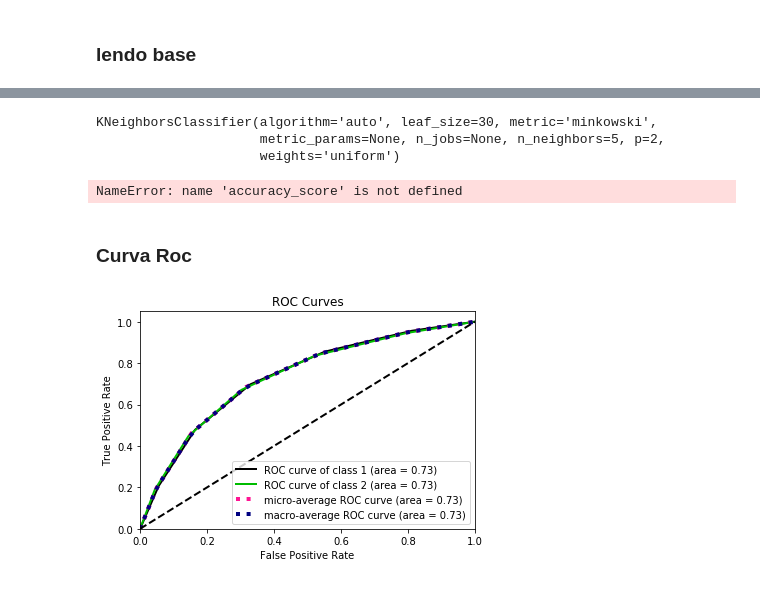
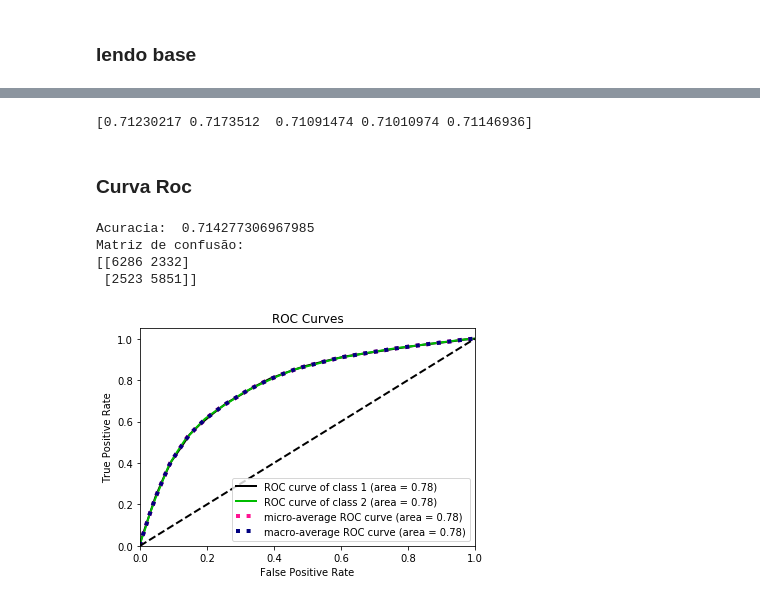
Before and after one commit to Fillipedem/LoLKaggle, a Jupyter notebook: KNN.ipynb, the cells around one changed output, grey strips where cells are left out. Cells and saved outputs as stored; diff of their text form; code cells hidden in the pictures.

```diff
--- a/KNN.ipynb
+++ b/KNN.ipynb
@@ -64,22 +72,32 @@ print(cv_scores)
-# %%
-clf_5 = KNeighborsClassifier(n_neighbors=5)
-
-clf_5.fit(X_train, y_train)
-# %% [output]
-KNeighborsClassifier(algorithm='auto', leaf_size=30, metric='minkowski',
-                     metric_params=None, n_jobs=None, n_neighbors=5, p=2,
-                     weights='uniform')
-# %%
-y_pred = clf_5.predict(X_test)
-y_prob =  clf_5.predict_proba(X_test)
-
-print("Acuracia: ", accuracy_score(y_test, y_pred))
-# %% [output]
-NameError: name 'accuracy_score' is not defined
+# %%
+clf  = KNeighborsClassifier(n_neighbors=25, weights='uniform')
+
+# CV 5
+cv_scores = cross_val_score(clf, X, y[1], cv=5)
+print(cv_scores)
+# %% [output]
+[0.71230217 0.7173512  0.71091474 0.71010974 0.71146936]
 # %% [markdown]
 ### Curva Roc
-# %%
-skplt.metrics.plot_roc_curve(y_test, y_prob)
-plt.show()
-# %% [output]
-[figure, removed]
+# %%
+clf  = KNeighborsClassifier(n_neighbors=25, weights='uniform')
+
+clf.fit(X_train, y_train)
+
+# Acuracia na base de teste
+y_pred = clf.predict(X_test)
+y_prob =  clf.predict_proba(X_test)
+
+print("Acuracia: ", accuracy_score(y_test, y_pred))
+print("Matriz de confusão: ")
+print(confusion_matrix(y_test, y_pred))
+
+# Curva Roc
+skplt.metrics.plot_roc_curve(y_test, y_prob)
+plt.show()
+# %% [output]
+Acuracia:  0.714277306967985
+Matriz de confusão:
+[[6286 2332]
+ [2523 5851]]
+[figure, added]
```
Also changed, not shown: parts of 7 cells of this notebook, 1 other file.
